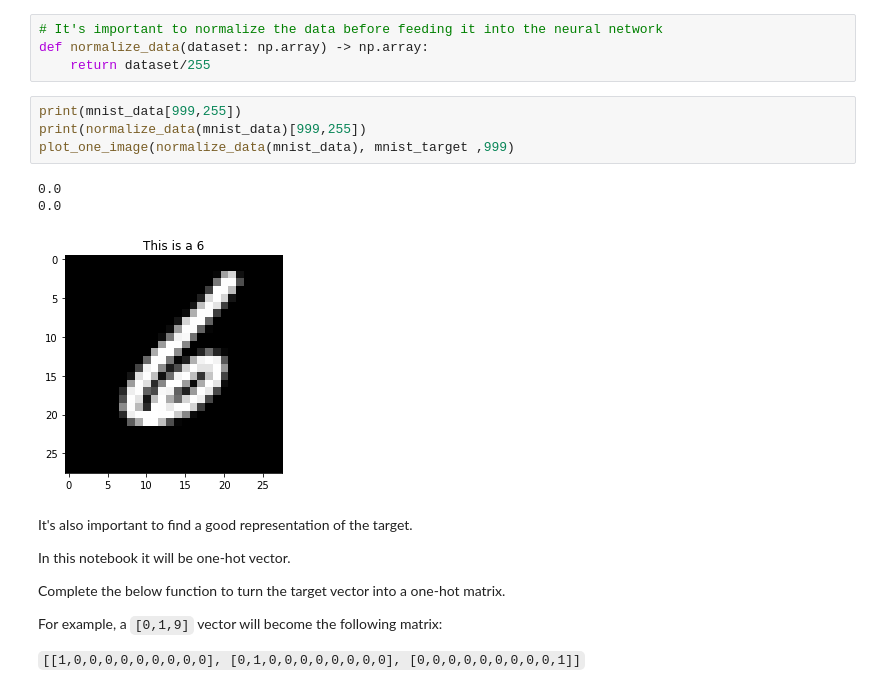
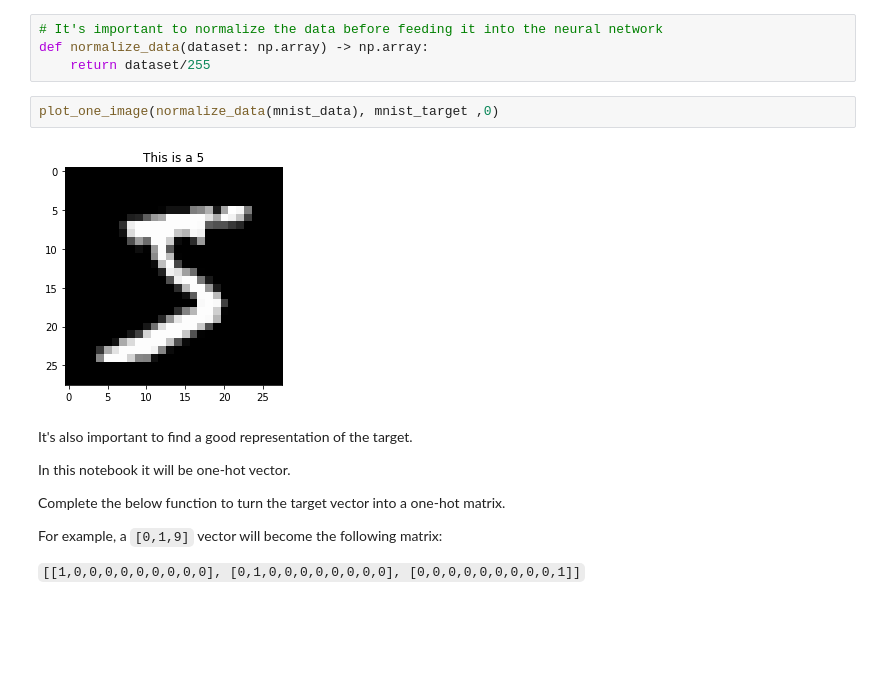
Before and after one commit to DL-ECE/tp-1-deeplearningbasics-GuilhemCouvin17, a Jupyter notebook: rapport.ipynb, the cells around one changed output. Cells and saved outputs as stored; diff of their text form; blank space fills up the shorter version.

```diff
--- a/rapport.ipynb
+++ b/rapport.ipynb
@@ -118,14 +102,10 @@ plot_one_image(X_test, y_test , 250)
 # It's important to normalize the data before feeding it into the neural network
 def normalize_data(dataset: np.array) -> np.array:
     return dataset/255
-# %%
-print(mnist_data[999,255])
-print(normalize_data(mnist_data)[999,255])
-plot_one_image(normalize_data(mnist_data), mnist_target ,999)
-# %% [output]
-0.0
-0.0
-[figure, removed]
+# %%
+plot_one_image(normalize_data(mnist_data), mnist_target ,0)
+# %% [output]
+[figure, added]
 # %% [markdown]
 It's also important to find a good representation of the target.
 
```
Also changed, not shown: parts of 17 cells of this notebook.
